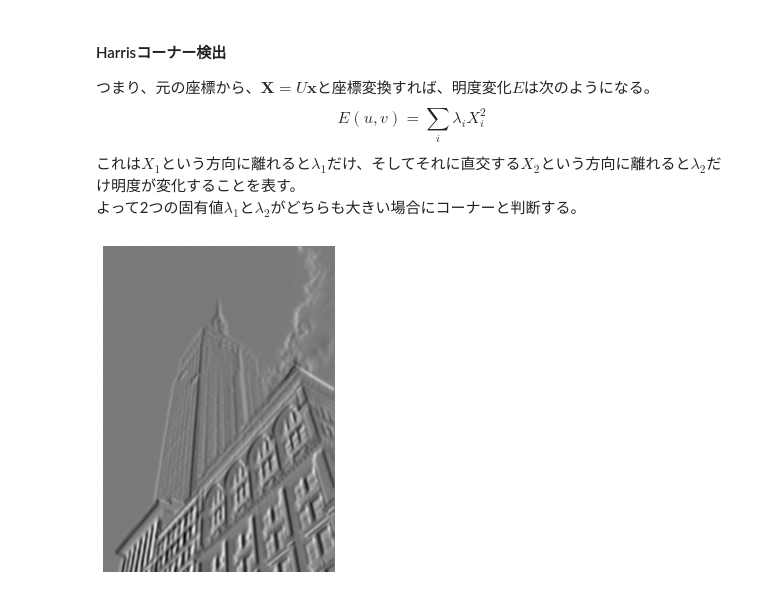
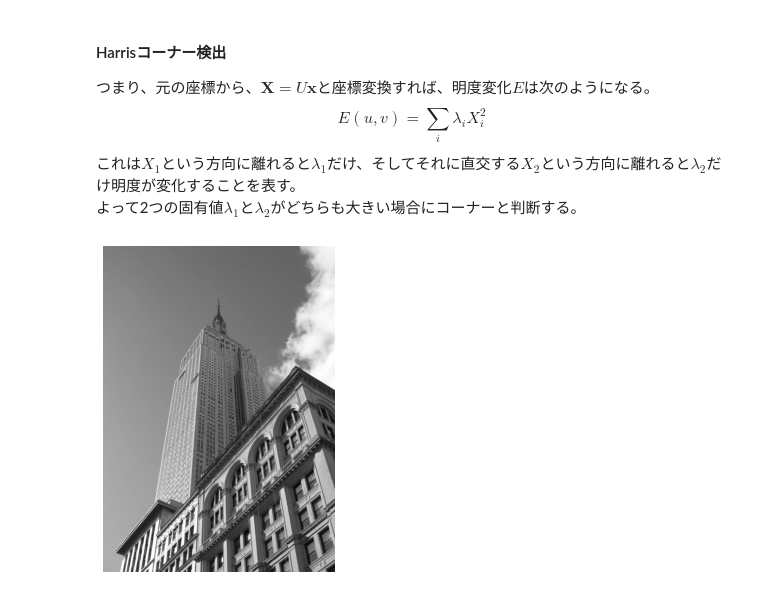
Before and after one commit to SolKul/image_processing, a Jupyter notebook: notebooks/ComputerVision02.ipynb, the cells around one changed output. Saved outputs shown, nothing was run; the diff lists cells and outputs as text; code cells hidden in the pictures.

```diff
--- a/notebooks/ComputerVision02.ipynb
+++ b/notebooks/ComputerVision02.ipynb
@@ -127,14 +127,11 @@ $$
 これは$X_1$という方向に離れると$\lambda_1$だけ、そしてそれに直交する$X_2$という方向に離れると$\lambda_2$だけ明度が変化することを表す。
 よって2つの固有値$\lambda_1$と$\lambda_2$がどちらも大きい場合にコーナーと判断する。
 # %%
-from scipy import ndimage
-
 sigma=3
 # 画像を読み込む
-im_path=Path("resources/sample_images/empire.jpg")
+im_path=Path("resources/data/empire.jpg")
 im=cv2.imread(str(im_path))
 im_gray=cv2.cvtColor(im,cv2.COLOR_BGR2GRAY)
-imx=ndimage.gaussian_filter(im_gray,(sigma,sigma),(0,1),float)
-impro.imshow(imx,show_mode="scale")
+impro.imshow(im_gray)
 # %% [output]
-[figure, old version]
+[figure, new version]
```
Also changed, not shown: parts of 11 cells of this notebook.
